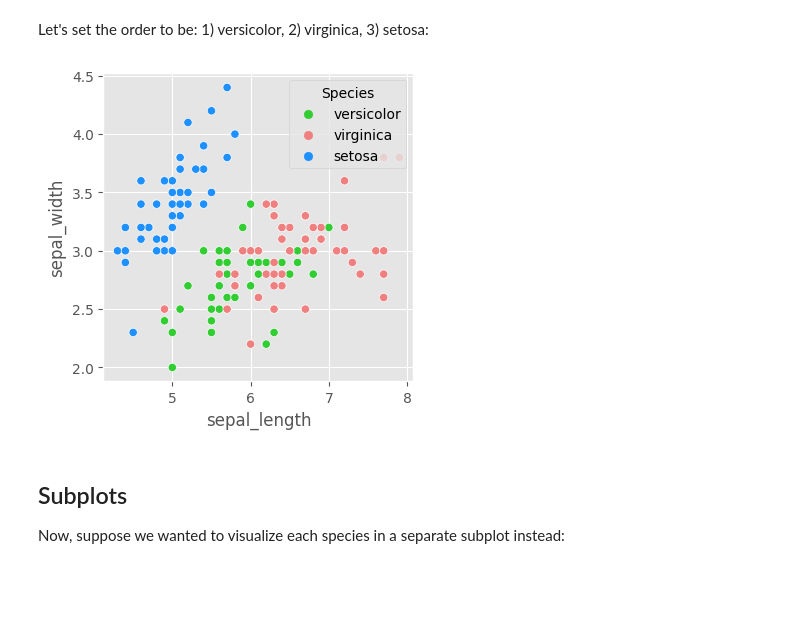
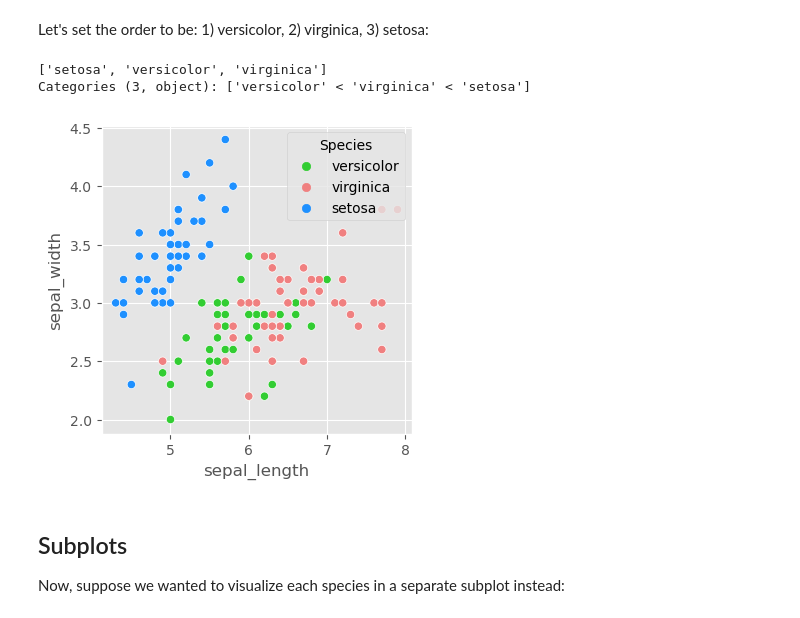
Before and after one commit to bioinfo-ucsd/BISB-Bootcamp-2022, a Jupyter notebook: modules/05-dataviz/Python_viz.ipynb, the cells around one changed output. Saved outputs shown, nothing was run; the diff lists cells and outputs as text; code cells hidden in the pictures; blank space fills up the shorter version.

```diff
--- a/modules/05-dataviz/Python_viz.ipynb
+++ b/modules/05-dataviz/Python_viz.ipynb
@@ -19,8 +19,11 @@ We will pass our datafarames directly into our plotting functions, rather than p
 from sklearn.datasets import load_iris
 iris = load_iris()
 df = pd.DataFrame(iris.data, columns = iris.feature_names)
-df['Species'] = pd.Series(iris.target).map({0: 'setosa', 1: 'versicolor', 2: 'virginica'}).tolist()
-df['Species'] = df['Species'].astype("string") # conver from dtype object
+df['Species'] = pd.Series(iris.target).map({0: 'setosa',
+                                            1: 'versicolor',
+                                            2: 'virginica'}).tolist()
+# convert from dtype object
+df['Species'] = df['Species'].astype("string")
 
 # format column names
 col_names = [col.replace('(cm)', '').replace(' ', '_')[:-1] for col in df.columns]
@@ -86,14 +97,19 @@ string[python]
 # %% [markdown]
 Let's set the order to be: 1) versicolor, 2) virginica, 3) setosa:
+# %%
+df['Species'] = pd.Categorical(df.Species, categories = ['versicolor', 'virginica', 'setosa'],
+                              ordered = True) # set the categories
+df.Species.unique()
+# %% [output]
+['setosa', 'versicolor', 'virginica']
+Categories (3, object): ['versicolor' < 'virginica' < 'setosa']
 # %%
-df['Species'] = pd.Categorical(df.Species, categories = ['versicolor', 'virginica', 'setosa'],
-                              ordered = True) # set the categories
-
 fig, ax = plt.subplots(figsize = (4,4)) # set up the figure and axes objects
-g = sns.scatterplot(data = df, x = 'sepal_length', y = 'sepal_width', hue = 'Species',
+g = sns.scatterplot(data = df, x = 'sepal_length',
+                    y = 'sepal_width', hue = 'Species',
                    palette = ['limegreen', 'lightcoral', 'dodgerblue'], ax = ax)
 # %% [output]
-[figure, old version]
+[figure, new version]
 # %% [markdown]
 ## Subplots
 
```
Also changed, not shown: parts of 15 cells of this notebook, 1 other file.
